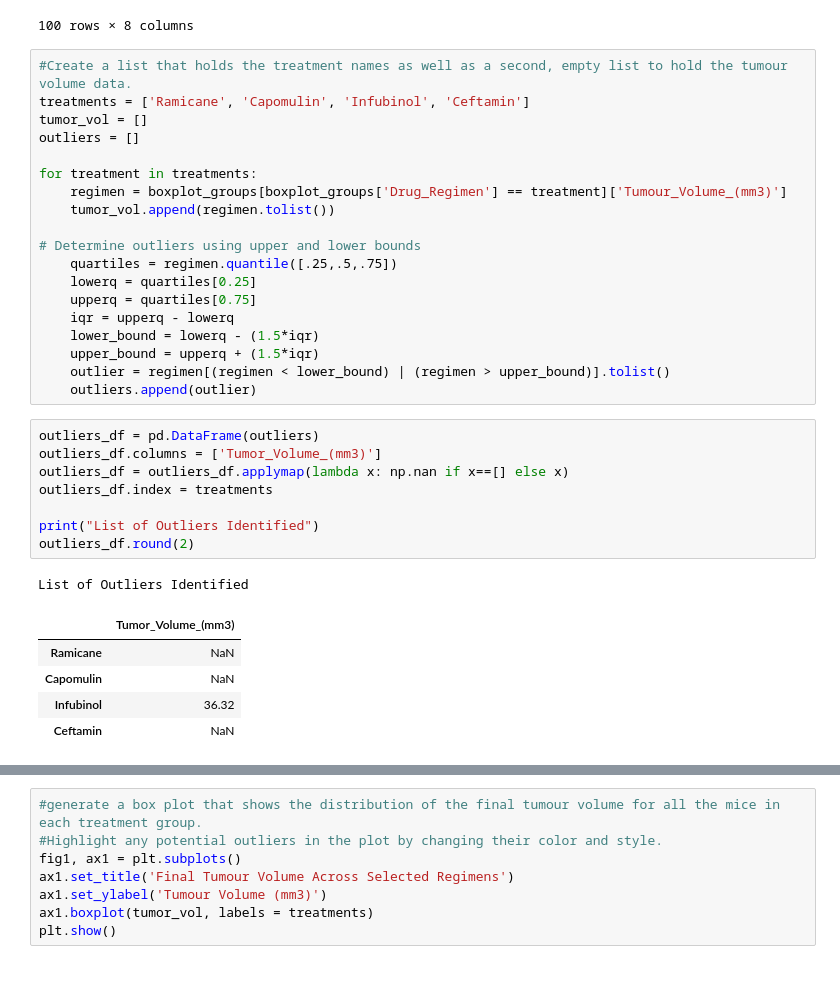
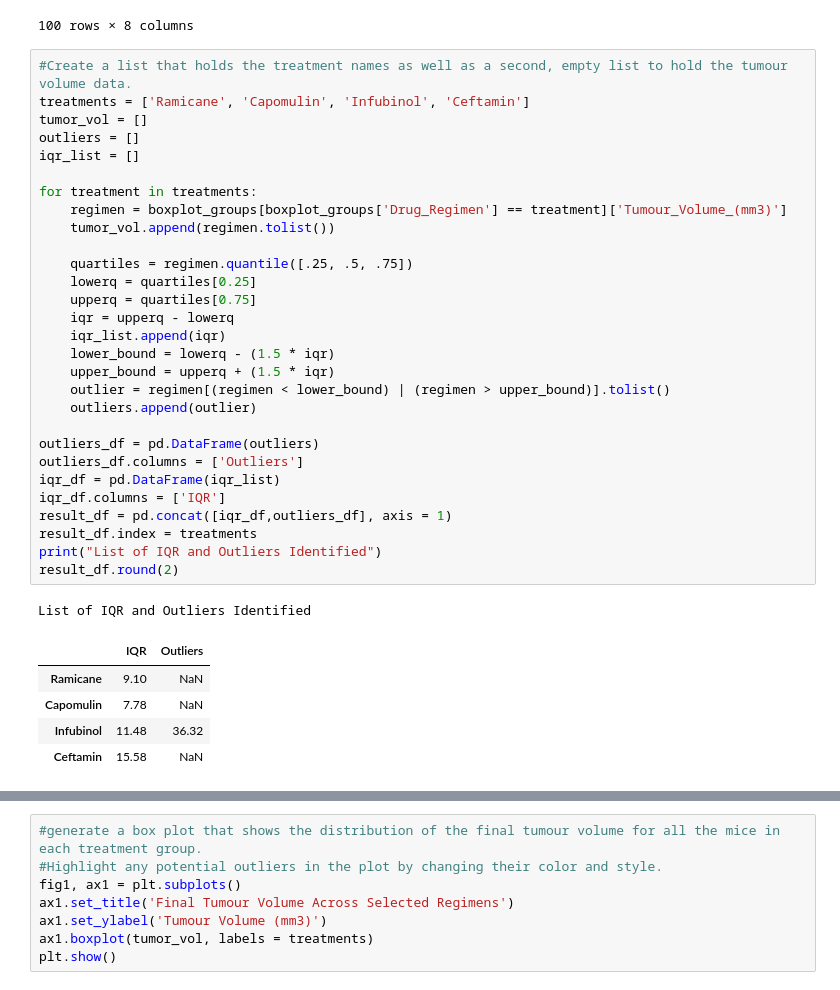
Before and after one commit to JoshMBell/Data_Visualization_Challenge, a Jupyter notebook: pymaceuticals_starter.ipynb, the cells around one changed output, grey strips where cells are left out. Saved outputs shown, nothing was run; the diff lists cells and outputs as text.

```diff
--- a/pymaceuticals_starter.ipynb
+++ b/pymaceuticals_starter.ipynb
@@ -276,34 +284,36 @@ boxplot_groups
 # %%
 #Create a list that holds the treatment names as well as a second, empty list to hold the tumour volume data.
 treatments = ['Ramicane', 'Capomulin', 'Infubinol', 'Ceftamin']
 tumor_vol = []
 outliers = []
+iqr_list = []
 
 for treatment in treatments:
     regimen = boxplot_groups[boxplot_groups['Drug_Regimen'] == treatment]['Tumour_Volume_(mm3)']
     tumor_vol.append(regimen.tolist())
 
-# Determine outliers using upper and lower bounds
-    quartiles = regimen.quantile([.25,.5,.75])
+    quartiles = regimen.quantile([.25, .5, .75])
     lowerq = quartiles[0.25]
     upperq = quartiles[0.75]
     iqr = upperq - lowerq
-    lower_bound = lowerq - (1.5*iqr)
-    upper_bound = upperq + (1.5*iqr)
+    iqr_list.append(iqr)
+    lower_bound = lowerq - (1.5 * iqr)
+    upper_bound = upperq + (1.5 * iqr)
     outlier = regimen[(regimen < lower_bound) | (regimen > upper_bound)].tolist()
     outliers.append(outlier)
+
+outliers_df = pd.DataFrame(outliers)
+outliers_df.columns = ['Outliers']
+iqr_df = pd.DataFrame(iqr_list)
+iqr_df.columns = ['IQR']
+result_df = pd.concat([iqr_df,outliers_df], axis = 1)
+result_df.index = treatments
+print("List of IQR and Outliers Identified")
+result_df.round(2)
+# %% [output]
+List of IQR and Outliers Identified
+|  | IQR | Outliers |
+| Ramicane | 9.10 | NaN |
+| Capomulin | 7.78 | NaN |
+| Infubinol | 11.48 | 36.32 |
+| Ceftamin | 15.58 | NaN |
-# %%
-outliers_df = pd.DataFrame(outliers)
-outliers_df.columns = ['Tumor_Volume_(mm3)']
-outliers_df = outliers_df.applymap(lambda x: np.nan if x==[] else x)
-outliers_df.index = treatments
-
-print("List of Outliers Identified")
-outliers_df.round(2)
-# %% [output]
-List of Outliers Identified
-|  | Tumor_Volume_(mm3) |
-| Ramicane | NaN |
-| Capomulin | NaN |
-| Infubinol | 36.32 |
-| Ceftamin | NaN |
```
Also changed, not shown: parts of 9 cells of this notebook.
